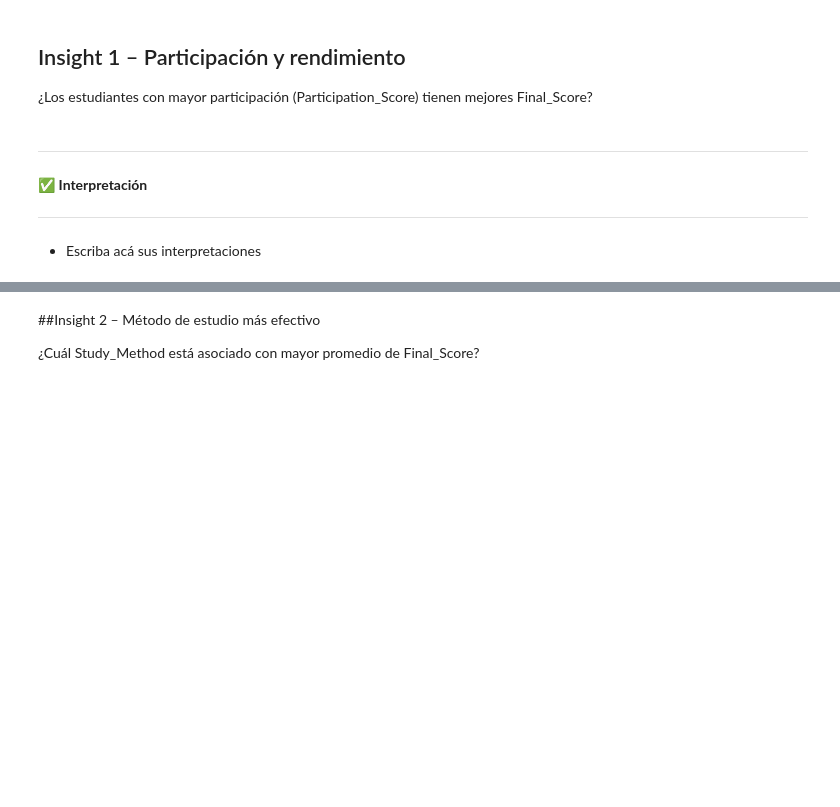
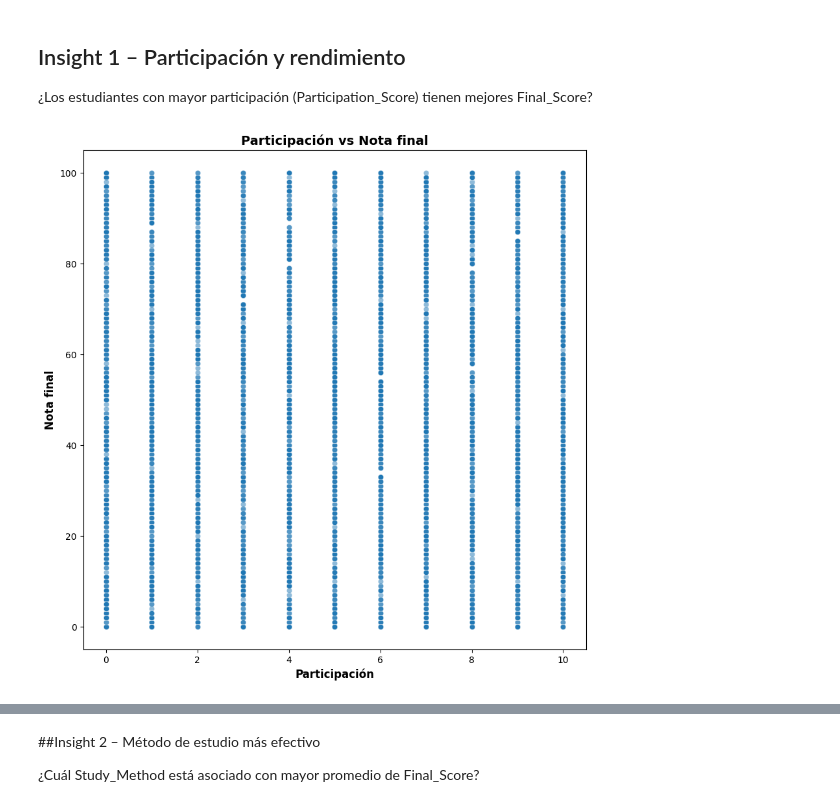
Before and after one commit to kotonitro/Inteligencia_Artificial_UBB, a Jupyter notebook: 620454_Base_Evaluacion_1_AnalisisExploratorio.ipynb, the cells around one changed output, grey strips where cells are left out. Cells and saved outputs as stored; diff of their text form; code cells hidden in the pictures; blank space fills up the shorter version.

```diff
--- a/620454_Base_Evaluacion_1_AnalisisExploratorio.ipynb
+++ b/620454_Base_Evaluacion_1_AnalisisExploratorio.ipynb
@@ -305,8 +300,10 @@ Moda 143 - Mediana 20.0 - Media 20.2434
-# %% [markdown]
----
-✅ **Interpretación**
-
----
-
-
-+ Escriba acá sus interpretaciones
+# %%
+
+plt.figure(figsize=(10, 10))
+sns.scatterplot(x=data_frame["Participation_Score"], y=data_frame["Final_Score"], alpha=0.5)
+plt.title("Participación vs Nota final", fontsize=14, fontweight="bold")
+plt.xlabel("Participación", fontsize=12, fontweight="bold")
+plt.ylabel("Nota final", fontsize=12, fontweight="bold")
+plt.show()
+# %% [output]
+[figure, added]
```
Also changed, not shown: parts of 5 cells of this notebook.
